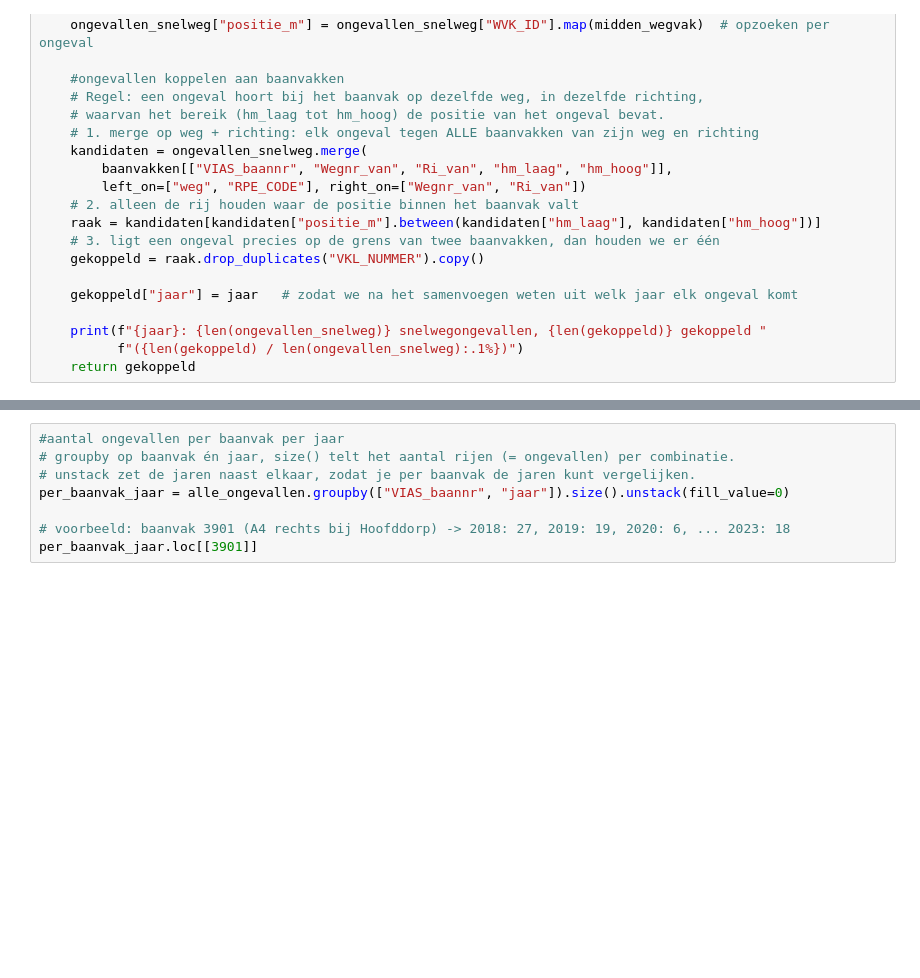
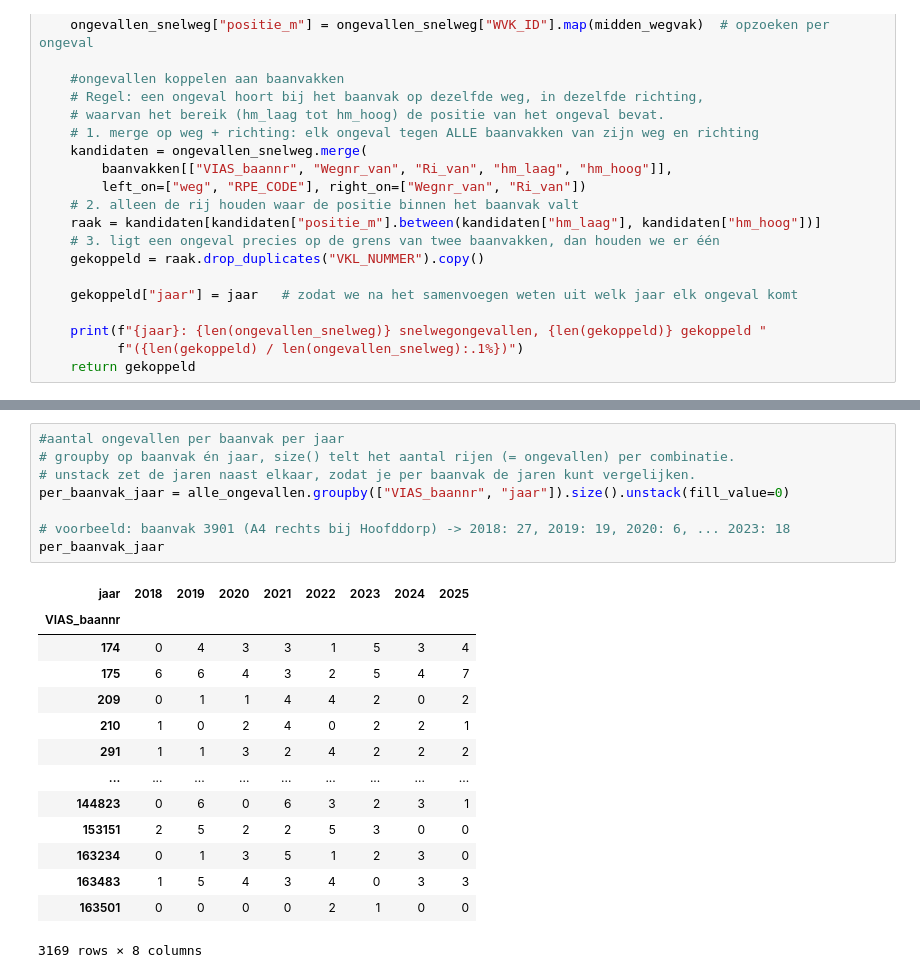
Before and after one commit to RoosPlaum/programming_project, a Jupyter notebook: data_exploration.ipynb, the cells around one changed output, grey strips where cells are left out. Saved outputs shown, nothing was run; the diff lists cells and outputs as text; blank space fills up the shorter version.

Commit message:
risico berekenen per baanvak

```diff
--- a/data_exploration.ipynb
+++ b/data_exploration.ipynb
@@ -141,8 +199,23 @@ voorbeeld[["VKL_NUMMER", "jaar", "WEGNUMMER", "RPE_CODE", "positie_m", "VIAS_baa
 # %%
 #aantal ongevallen per baanvak per jaar
 # groupby op baanvak én jaar, size() telt het aantal rijen (= ongevallen) per combinatie.
 # unstack zet de jaren naast elkaar, zodat je per baanvak de jaren kunt vergelijken.
 per_baanvak_jaar = alle_ongevallen.groupby(["VIAS_baannr", "jaar"]).size().unstack(fill_value=0)
 
 # voorbeeld: baanvak 3901 (A4 rechts bij Hoofddorp) -> 2018: 27, 2019: 19, 2020: 6, ... 2023: 18
-per_baanvak_jaar.loc[[3901]]
+per_baanvak_jaar
+# %% [output]
+| jaar | 2018 | 2019 | 2020 | 2021 | 2022 | 2023 | 2024 | 2025 |
+| VIAS_baannr |  |  |  |  |  |  |  |  |
+| 174 | 0 | 4 | 3 | 3 | 1 | 5 | 3 | 4 |
+| 175 | 6 | 6 | 4 | 3 | 2 | 5 | 4 | 7 |
+| 209 | 0 | 1 | 1 | 4 | 4 | 2 | 0 | 2 |
+| 210 | 1 | 0 | 2 | 4 | 0 | 2 | 2 | 1 |
+| 291 | 1 | 1 | 3 | 2 | 4 | 2 | 2 | 2 |
+| ... | ... | ... | ... | ... | ... | ... | ... | ... |
+| 144823 | 0 | 6 | 0 | 6 | 3 | 2 | 3 | 1 |
+| 153151 | 2 | 5 | 2 | 2 | 5 | 3 | 0 | 0 |
+| 163234 | 0 | 1 | 3 | 5 | 1 | 2 | 3 | 0 |
+| 163483 | 1 | 5 | 4 | 3 | 4 | 0 | 3 | 3 |
+| 163501 | 0 | 0 | 0 | 0 | 2 | 1 | 0 | 0 |
+3169 rows × 8 columns
```
Also changed, not shown: parts of 5 cells of this notebook.
